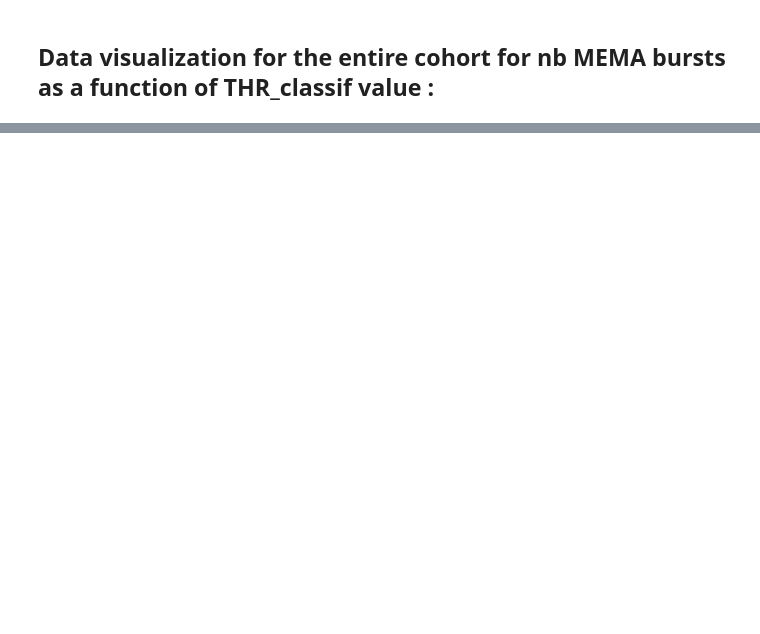
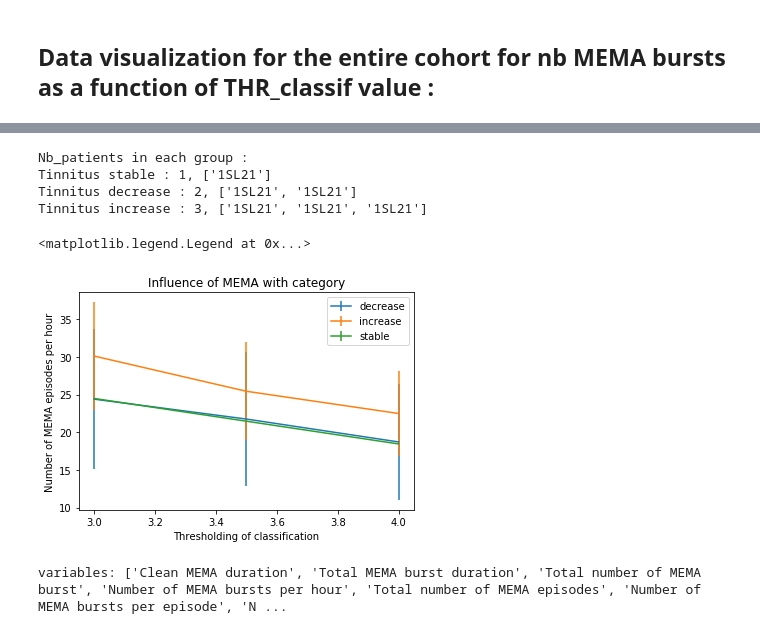
Before and after one commit to lkorczowski/Tinnitus-n-Sleep, a Jupyter notebook: notebooks/Middle_ear_Inter_subject_analysis.ipynb, the cells around one changed output, grey strips where cells are left out. Cells and saved outputs as stored; diff of their text form; code cells hidden in the pictures; blank space fills up the shorter version.

```diff
--- a/notebooks/Middle_ear_Inter_subject_analysis.ipynb
+++ b/notebooks/Middle_ear_Inter_subject_analysis.ipynb
@@ -532,0 +102,59 @@ for j in range(len(THR_classif)):
+# %%
+# format reports
+reports = None
+for filename in results.keys():
+    report = pd.DataFrame(results[filename]["reports"])
+    report["THR_classif"] = THR_classif[:,1]
+    report["filename"] = filename
+    if reports is None:
+        reports = report
+    else:
+        reports = reports.append(report, ignore_index=True)
+
+
+import math
+def map_category(x):
+    if x < (-0.1):
+        return "decrease"
+    elif x > (0.1):
+        return "increase"
+    elif math.isnan(x):
+        return "control"
+    else:
+        return "stable"
+data_info["category"] = data_info["VAS_L_delta"].apply(map_category)
+
+reports = reports.merge(data_info, on="filename")
+# %%
+#Preparing values for correlation scatter plots
+
+print("Nb_patients in each group : ")
+for category in list(data_info['category'].unique()):
+    print(f"Tinnitus {category} : {(data_info['category']==category).sum()}, {(list(data_info[data_info['category']==category]['subject']))}")
+
+report_mean = reports.groupby(['category', 'THR_classif']).mean()
+report_std =  reports.groupby(['category', 'THR_classif']).std()
+# %% [output]
+Nb_patients in each group :
+Tinnitus stable : 1, ['1SL21']
+Tinnitus decrease : 2, ['1SL21', '1SL21']
+Tinnitus increase : 3, ['1SL21', '1SL21', '1SL21']
+# %%
+#Displaying
+plt.figure()
+value = "Number of MEMA episodes per hour"
+for category in list(report_mean.index.get_level_values(0).unique()):
+    plt.errorbar(THR_classif[:,1],report_mean.loc[category][value], report_std.loc[category][value], label = category)
+plt.title("Influence of MEMA with category" )
+plt.xlabel('Thresholding of classification')
+plt.ylabel(value)
+plt.legend()
+# %% [output]
+<matplotlib.legend.Legend at 0x...>
+[figure, added]
+# %%
+quantitative_variables = list(results[list(results.keys())[0]]["reports"][0].keys())[0:-1] #(remove power ratio)
+print(f'variables: {quantitative_variables}')
+effect_variable = ["mask_delta", "mask_per", "VAS_I_delta", "VAS_I_per", "VAS_L_delta", "VAS_L_per"]
+# %% [output]
+variables: ['Clean MEMA duration', 'Total MEMA burst duration', 'Total number of MEMA burst', 'Number of MEMA bursts per hour', 'Total number of MEMA episodes', 'Number of MEMA bursts per episode', 'N ...
```
Also changed, not shown: parts of 31 cells of this notebook.
